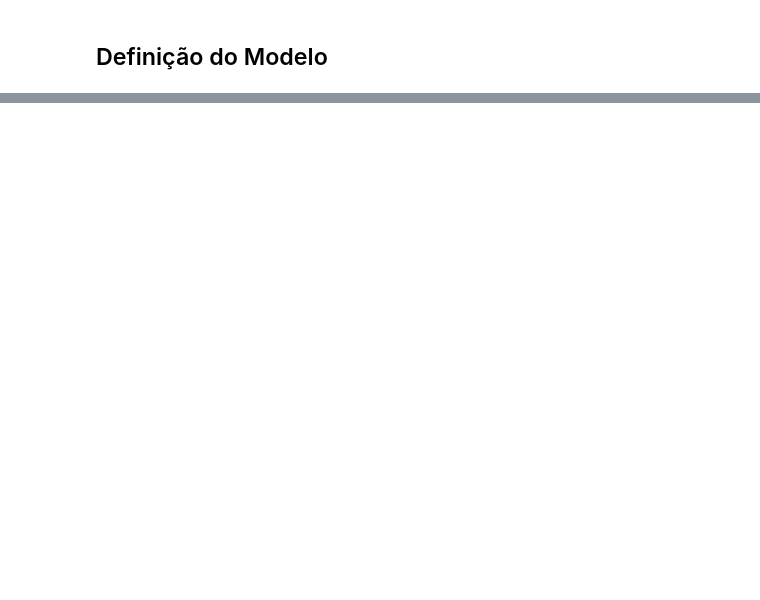
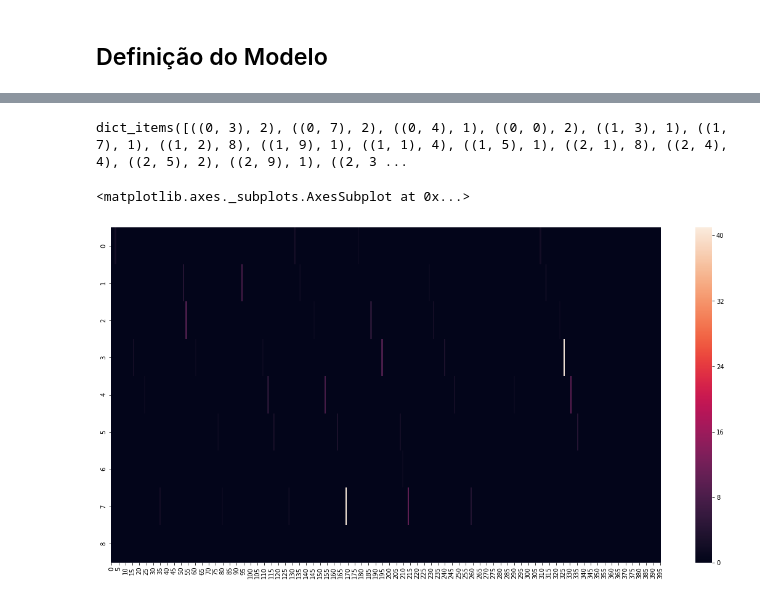
Before and after one commit to luanagbmartins/inteligencia-artificial, a Jupyter notebook: Módulo 6 - Processamento de Linguagem Natural/AP_06_ LuanaGuedes_RuanChaves_ThiagoMonteles.ipynb, the cells around one changed output, grey strips where cells are left out. Saved outputs shown, nothing was run; the diff lists cells and outputs as text; code cells hidden in the pictures; blank space fills up the shorter version.

```diff
--- a/Módulo 6 - Processamento de Linguagem Natural/AP_06_ LuanaGuedes_RuanChaves_ThiagoMonteles.ipynb
+++ b/Módulo 6 - Processamento de Linguagem Natural/AP_06_ LuanaGuedes_RuanChaves_ThiagoMonteles.ipynb
@@ -97,0 +211,11 @@ index = similarities.SparseMatrixSimilarity(tfidf[corpus], num_features=12)
+# %%
+dict_pairs = dict(Counter([ tuple(x) for x in pairs ])).items()
+
+dict_pairs
+# %% [output]
+dict_items([((0, 3), 2), ((0, 7), 2), ((0, 4), 1), ((0, 0), 2), ((1, 3), 1), ((1, 7), 1), ((1, 2), 8), ((1, 9), 1), ((1, 1), 4), ((1, 5), 1), ((2, 1), 8), ((2, 4), 4), ((2, 5), 2), ((2, 9), 1), ((2, 3 ...
+# %%
+sns.heatmap(dataplot)
+# %% [output]
+<matplotlib.axes._subplots.AxesSubplot at 0x...>
+[figure, added]
```
Also changed, not shown: parts of 17 cells of this notebook.
